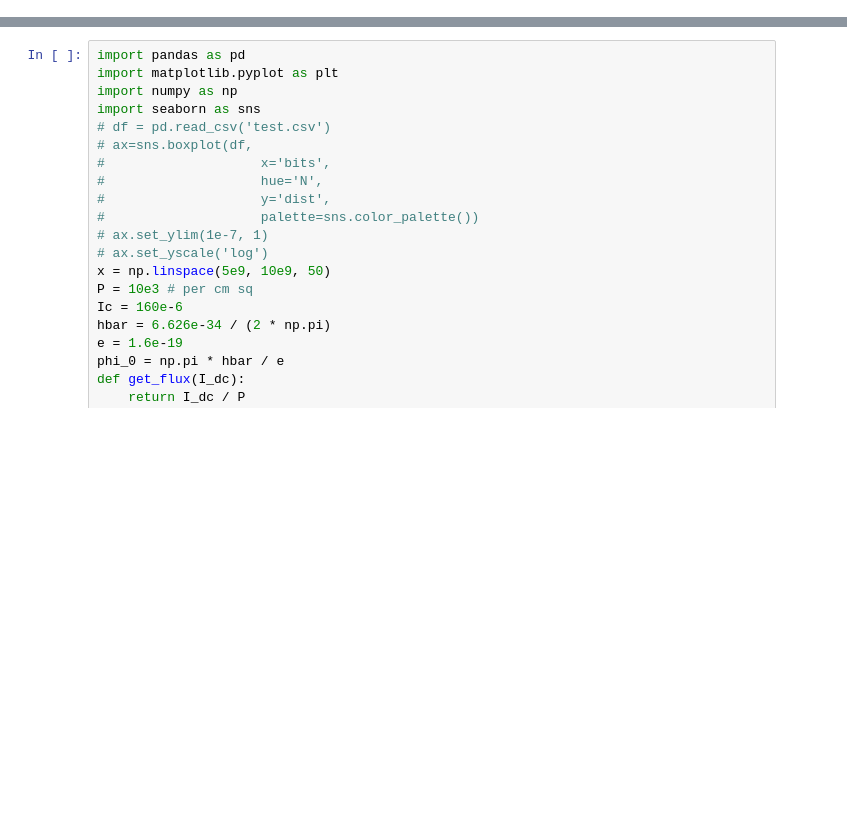
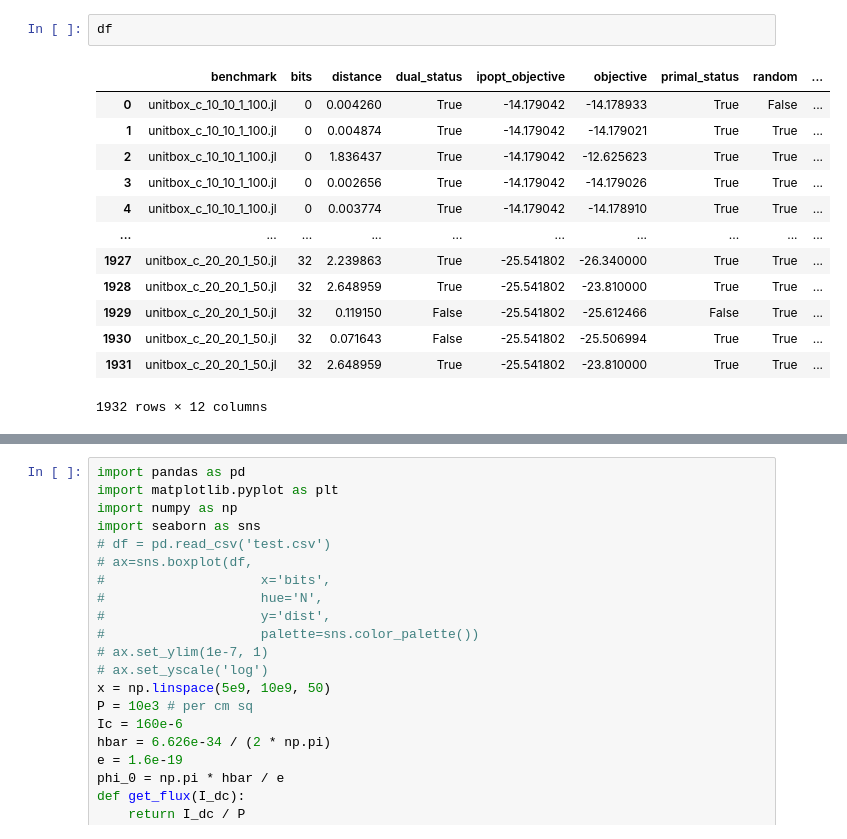
Before and after one commit to mxburns2022/PDDyn.jl, a Jupyter notebook: visualization.ipynb, the cells around one changed output, grey strips where cells are left out. Drawn from its saved outputs; the diff is of its cells as text; blank space fills up the shorter version.

```diff
--- a/visualization.ipynb
+++ b/visualization.ipynb
@@ -1 +76,17 @@
+# %%
+df
+# %% [output]
+|  | benchmark | bits | distance | dual_status | ipopt_objective | objective | primal_status | random | ... |
+| 0 | unitbox_c_10_10_1_100.jl | 0 | 0.004260 | True | -14.179042 | -14.178933 | True | False | ... |
+| 1 | unitbox_c_10_10_1_100.jl | 0 | 0.004874 | True | -14.179042 | -14.179021 | True | True | ... |
+| 2 | unitbox_c_10_10_1_100.jl | 0 | 1.836437 | True | -14.179042 | -12.625623 | True | True | ... |
+| 3 | unitbox_c_10_10_1_100.jl | 0 | 0.002656 | True | -14.179042 | -14.179026 | True | True | ... |
+| 4 | unitbox_c_10_10_1_100.jl | 0 | 0.003774 | True | -14.179042 | -14.178910 | True | True | ... |
+| ... | ... | ... | ... | ... | ... | ... | ... | ... | ... |
+| 1927 | unitbox_c_20_20_1_50.jl | 32 | 2.239863 | True | -25.541802 | -26.340000 | True | True | ... |
+| 1928 | unitbox_c_20_20_1_50.jl | 32 | 2.648959 | True | -25.541802 | -23.810000 | True | True | ... |
+| 1929 | unitbox_c_20_20_1_50.jl | 32 | 0.119150 | False | -25.541802 | -25.612466 | False | True | ... |
+| 1930 | unitbox_c_20_20_1_50.jl | 32 | 0.071643 | False | -25.541802 | -25.506994 | True | True | ... |
+| 1931 | unitbox_c_20_20_1_50.jl | 32 | 2.648959 | True | -25.541802 | -23.810000 | True | True | ... |
+1932 rows × 12 columns
 # %%
```
Also changed, not shown: parts of 4 cells of this notebook, 5 other files.
